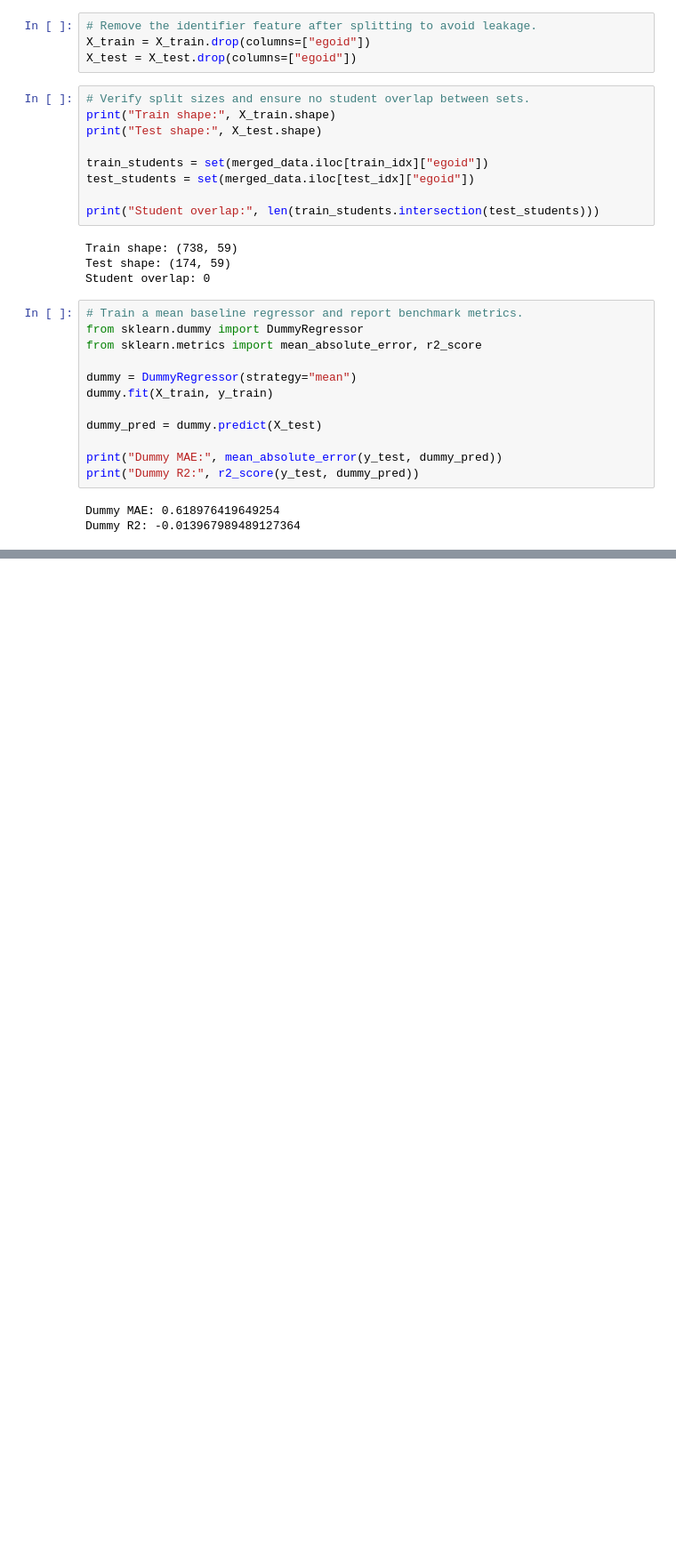
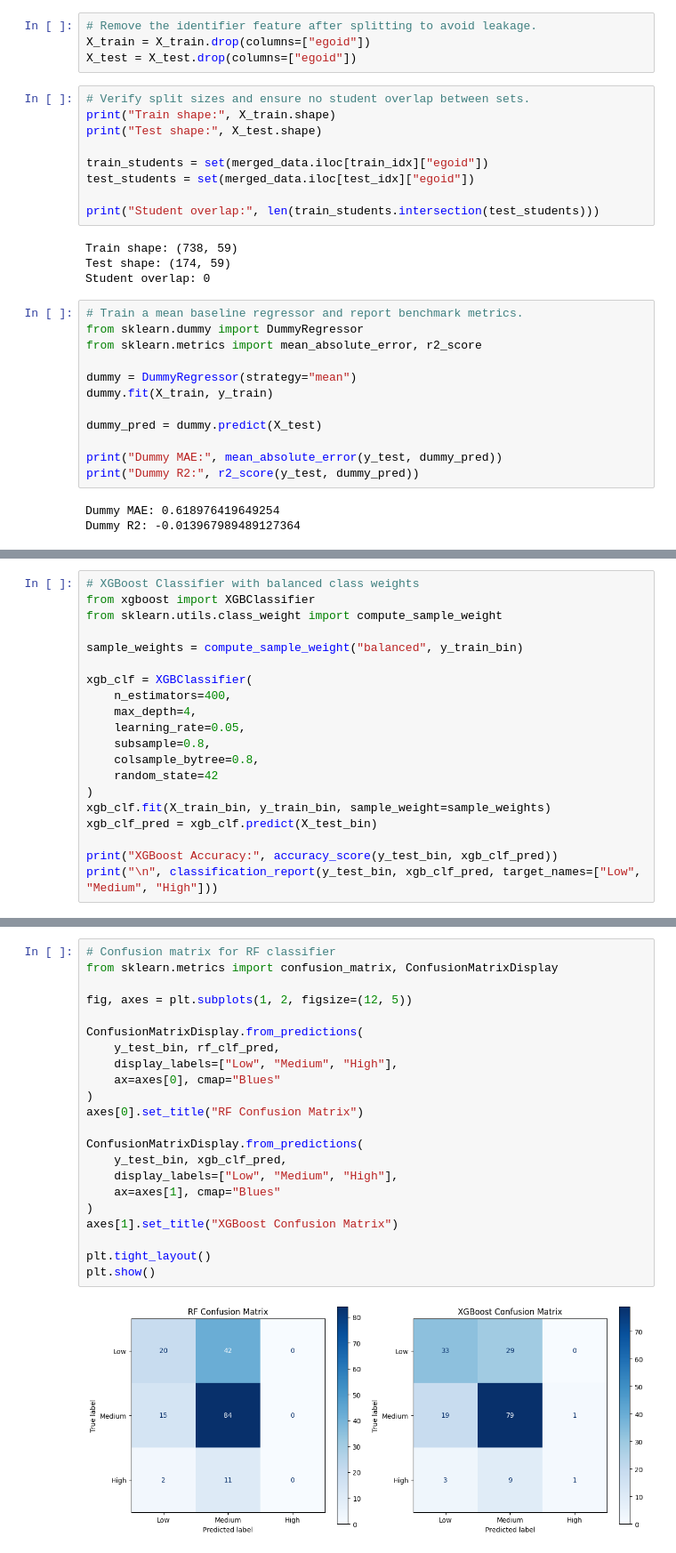
Before and after one commit to zhudiana/wearable-stress-model, a Jupyter notebook: notebooks/multimodal_stress_model.ipynb, the cells around one changed output, grey strips where cells are left out. Shown at 89% size. Drawn from its saved outputs; the diff is of its cells as text; blank space fills up the shorter version.

```diff
--- a/notebooks/multimodal_stress_model.ipynb
+++ b/notebooks/multimodal_stress_model.ipynb
@@ -369,0 +494,20 @@ plt.show()
+# %%
+# XGBoost Classifier with balanced class weights
+from xgboost import XGBClassifier
+from sklearn.utils.class_weight import compute_sample_weight
+
+sample_weights = compute_sample_weight("balanced", y_train_bin)
+
+xgb_clf = XGBClassifier(
+    n_estimators=400,
+    max_depth=4,
+    learning_rate=0.05,
+    subsample=0.8,
+    colsample_bytree=0.8,
+    random_state=42
+)
+xgb_clf.fit(X_train_bin, y_train_bin, sample_weight=sample_weights)
+xgb_clf_pred = xgb_clf.predict(X_test_bin)
+
+print("XGBoost Accuracy:", accuracy_score(y_test_bin, xgb_clf_pred))
+print("\n", classification_report(y_test_bin, xgb_clf_pred, target_names=["Low", "Medium", "High"]))
@@ -369,0 +526,24 @@ plt.show()
+# %%
+# Confusion matrix for RF classifier
+from sklearn.metrics import confusion_matrix, ConfusionMatrixDisplay
+
+fig, axes = plt.subplots(1, 2, figsize=(12, 5))
+
+ConfusionMatrixDisplay.from_predictions(
+    y_test_bin, rf_clf_pred,
+    display_labels=["Low", "Medium", "High"],
+    ax=axes[0], cmap="Blues"
+)
+axes[0].set_title("RF Confusion Matrix")
+
+ConfusionMatrixDisplay.from_predictions(
+    y_test_bin, xgb_clf_pred,
+    display_labels=["Low", "Medium", "High"],
+    ax=axes[1], cmap="Blues"
+)
+axes[1].set_title("XGBoost Confusion Matrix")
+
+plt.tight_layout()
+plt.show()
+# %% [output]
+[figure, added]
```
Also changed, not shown: parts of 18 cells of this notebook, 2 other files.
